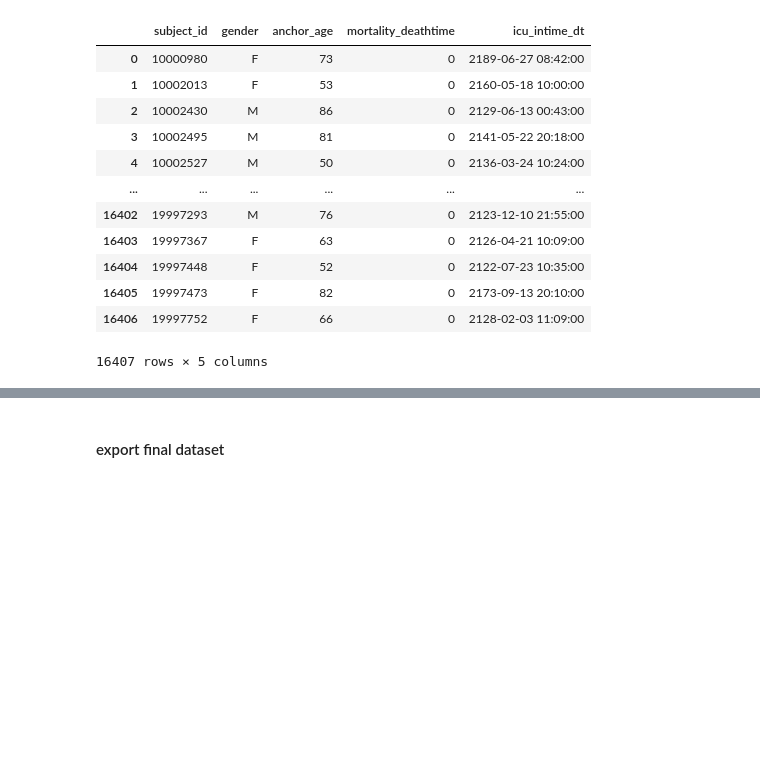
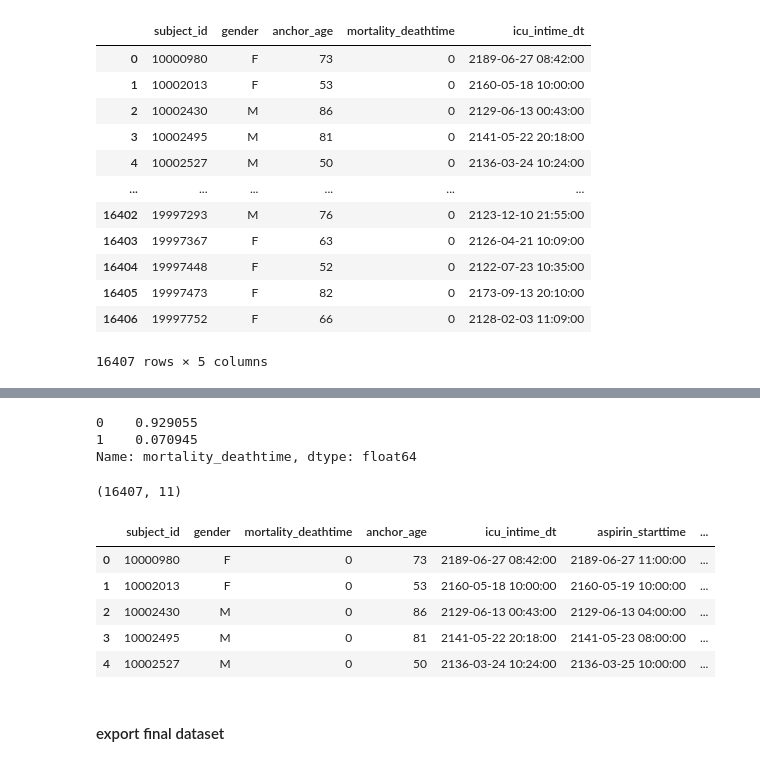
Before and after one commit to doscsy12/shade_22, a Jupyter notebook: datathon22_EDA_sy.ipynb, the cells around one changed output, grey strips where cells are left out. Drawn from its saved outputs; the diff is of its cells as text; code cells hidden in the pictures; blank space fills up the shorter version.

```diff
--- a/datathon22_EDA_sy.ipynb
+++ b/datathon22_EDA_sy.ipynb
@@ -802,7 +890,7 @@ df.groupby('subject_id').first().reset_index()[['subject_id','gender','anchor_ag
 | 16406 | 19997752 | F | 66 | 0 | 2128-02-03 11:09:00 |
 16407 rows × 5 columns
 # %%
-df1 = df.groupby('subject_id').first().reset_index()[['subject_id','gender','anchor_age','mortality_deathtime','icu_intime_dt']]
+df1 = df.groupby('subject_id').first().reset_index()[['subject_id','gender','mortality_deathtime','anchor_age','icu_intime_dt']]
 # %%
 df2 = starttimes_df[['subject_id','aspirin_starttime','p2y12_starttime','antiplatelet_starttime']]
 # %%
@@ -832,3 +947,22 @@ df_final
+# %%
+df_final['mortality_deathtime'].value_counts(normalize=True)
+# %% [output]
+0    0.929055
+1    0.070945
+Name: mortality_deathtime, dtype: float64
+# %%
+df_final.shape
+# %% [output]
+(16407, 11)
+# %%
+df_final.head()
+# %% [output]
+|  | subject_id | gender | mortality_deathtime | anchor_age | icu_intime_dt | aspirin_starttime | ... |
+| 0 | 10000980 | F | 0 | 73 | 2189-06-27 08:42:00 | 2189-06-27 11:00:00 | ... |
+| 1 | 10002013 | F | 0 | 53 | 2160-05-18 10:00:00 | 2160-05-19 10:00:00 | ... |
+| 2 | 10002430 | M | 0 | 86 | 2129-06-13 00:43:00 | 2129-06-13 04:00:00 | ... |
+| 3 | 10002495 | M | 0 | 81 | 2141-05-22 20:18:00 | 2141-05-23 08:00:00 | ... |
+| 4 | 10002527 | M | 0 | 50 | 2136-03-24 10:24:00 | 2136-03-25 10:00:00 | ... |
 # %% [markdown]
 #### export final dataset
 # %%
```
Also changed, not shown: parts of 19 cells of this notebook.
